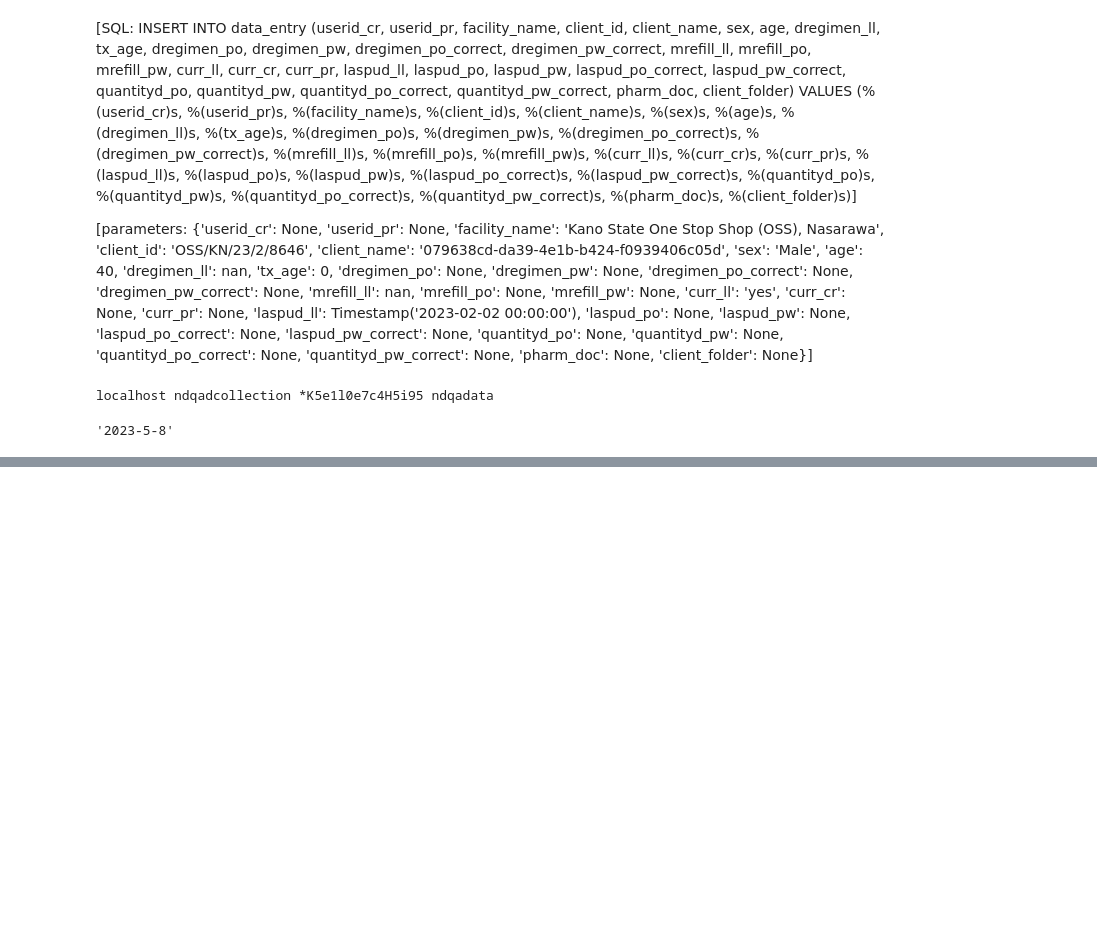
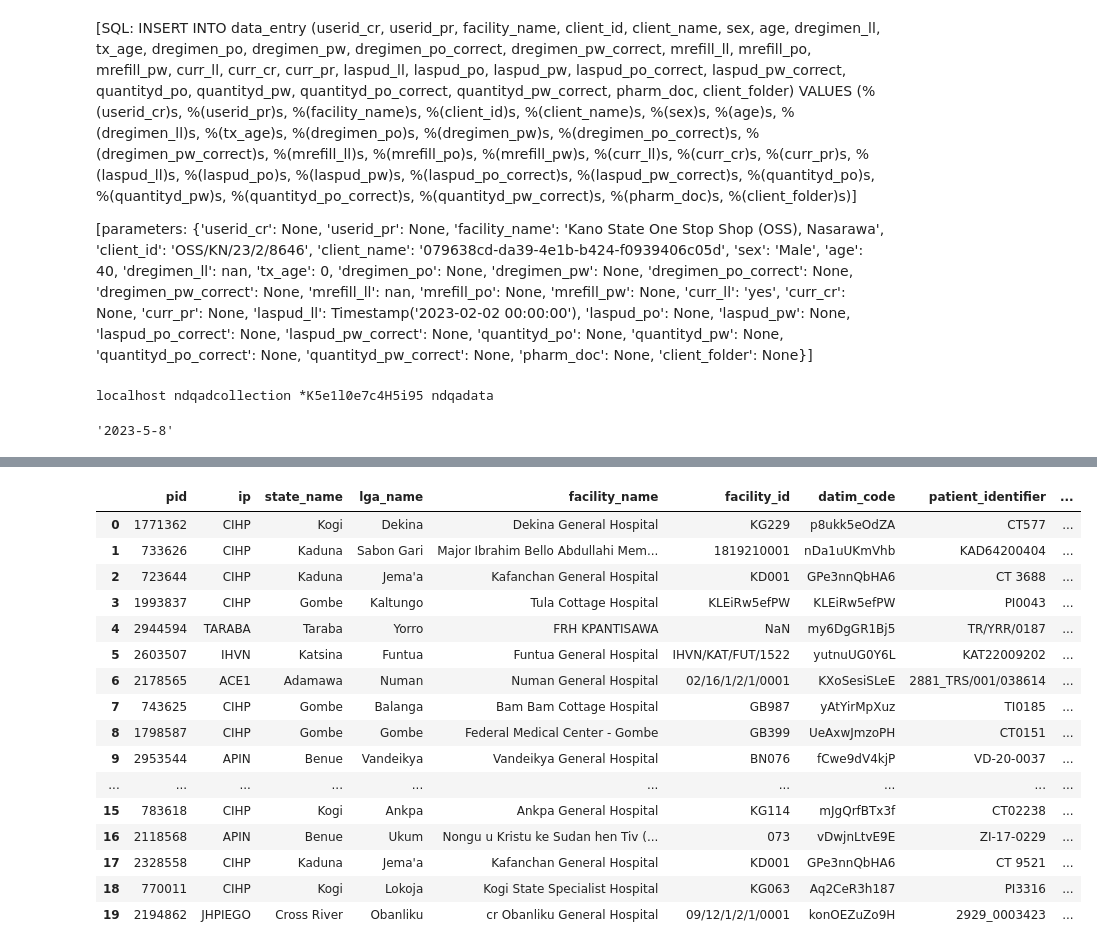
Before and after one commit to konyealisi/lenxai_data_app, a Jupyter notebook: fileconvertion.ipynb, the cells around one changed output, grey strips where cells are left out. Saved outputs shown, nothing was run; the diff lists cells and outputs as text; code cells hidden in the pictures; blank space fills up the shorter version.

```diff
--- a/fileconvertion.ipynb
+++ b/fileconvertion.ipynb
@@ -194,0 +1940,21 @@ while True:
+# %%
+updated_dec2022df = pd.read_csv("C:/Users/konye/Documents/LenxAI/NigeriaDQAProject/Data/Linelist2/Linelist2/dec2022_update.csv")
+updated_dec2022df.head(20)
+# %% [output]
+|  | pid | ip | state_name | lga_name | facility_name | facility_id | datim_code | patient_identifier | ... |
+| 0 | 1771362 | CIHP | Kogi | Dekina | Dekina General Hospital | KG229 | p8ukk5eOdZA | CT577 | ... |
+| 1 | 733626 | CIHP | Kaduna | Sabon Gari | Major Ibrahim Bello Abdullahi Mem... | 1819210001 | nDa1uUKmVhb | KAD64200404 | ... |
+| 2 | 723644 | CIHP | Kaduna | Jema'a | Kafanchan General Hospital | KD001 | GPe3nnQbHA6 | CT 3688 | ... |
+| 3 | 1993837 | CIHP | Gombe | Kaltungo | Tula Cottage Hospital | KLEiRw5efPW | KLEiRw5efPW | PI0043 | ... |
+| 4 | 2944594 | TARABA | Taraba | Yorro | FRH KPANTISAWA | NaN | my6DgGR1Bj5 | TR/YRR/0187 | ... |
+| 5 | 2603507 | IHVN | Katsina | Funtua | Funtua General Hospital | IHVN/KAT/FUT/1522 | yutnuUG0Y6L | KAT22009202 | ... |
+| 6 | 2178565 | ACE1 | Adamawa | Numan | Numan General Hospital | 02/16/1/2/1/0001 | KXoSesiSLeE | 2881_TRS/001/038614 | ... |
+| 7 | 743625 | CIHP | Gombe | Balanga | Bam Bam Cottage Hospital | GB987 | yAtYirMpXuz | TI0185 | ... |
+| 8 | 1798587 | CIHP | Gombe | Gombe | Federal Medical Center - Gombe | GB399 | UeAxwJmzoPH | CT0151 | ... |
+| 9 | 2953544 | APIN | Benue | Vandeikya | Vandeikya General Hospital | BN076 | fCwe9dV4kjP | VD-20-0037 | ... |
+| ... | ... | ... | ... | ... | ... | ... | ... | ... | ... |
+| 15 | 783618 | CIHP | Kogi | Ankpa | Ankpa General Hospital | KG114 | mJgQrfBTx3f | CT02238 | ... |
+| 16 | 2118568 | APIN | Benue | Ukum | Nongu u Kristu ke Sudan hen Tiv (... | 073 | vDwjnLtvE9E | ZI-17-0229 | ... |
+| 17 | 2328558 | CIHP | Kaduna | Jema'a | Kafanchan General Hospital | KD001 | GPe3nnQbHA6 | CT 9521 | ... |
+| 18 | 770011 | CIHP | Kogi | Lokoja | Kogi State Specialist Hospital | KG063 | Aq2CeR3h187 | PI3316 | ... |
+| 19 | 2194862 | JHPIEGO | Cross River | Obanliku | cr Obanliku General Hospital | 09/12/1/2/1/0001 | konOEZuZo9H | 2929_0003423 | ... |
```
Also changed, not shown: parts of 66 cells of this notebook, 9 other files.
